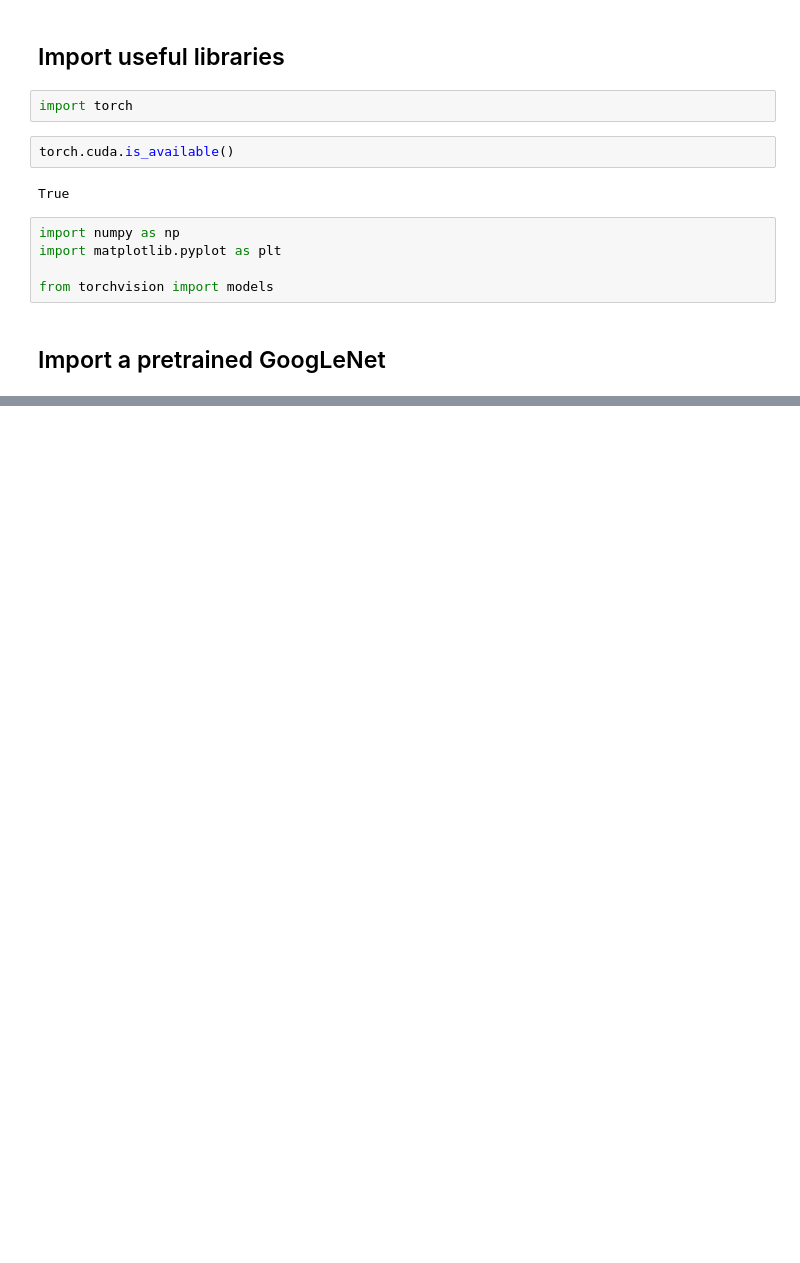
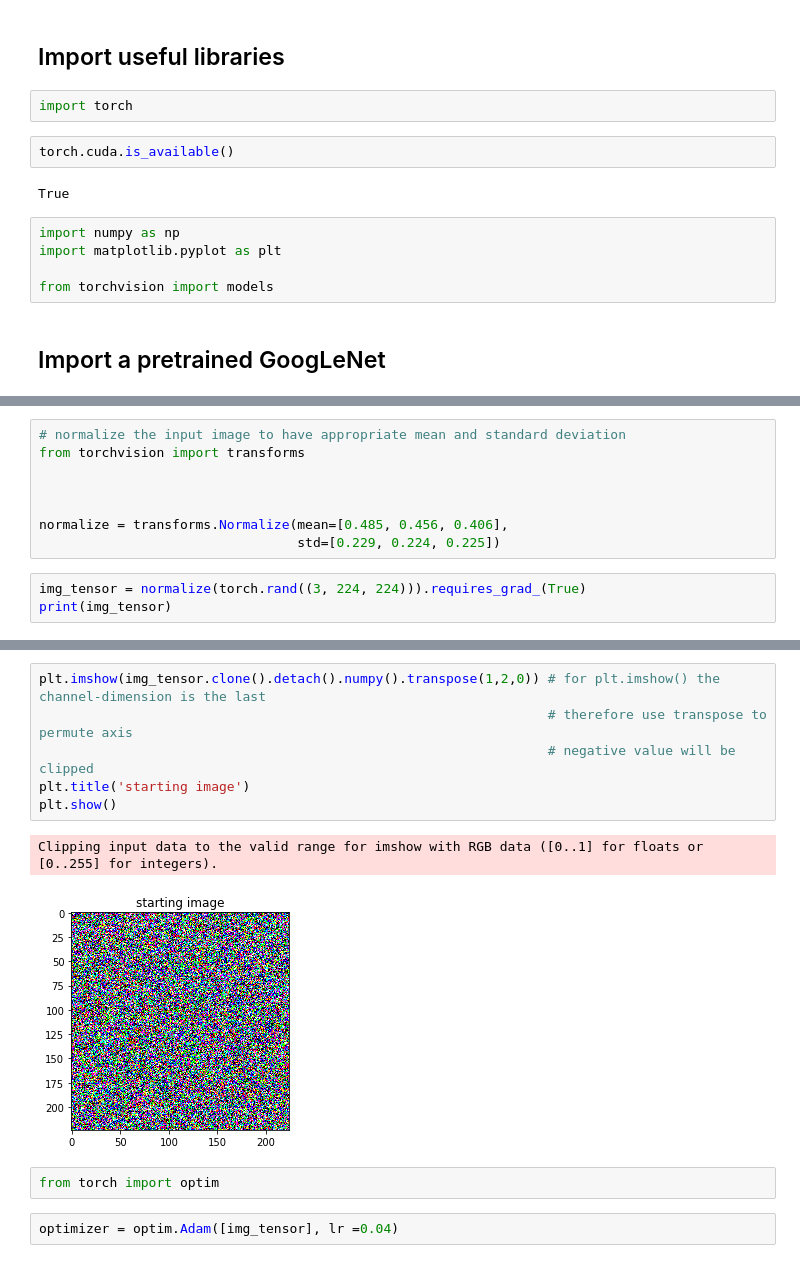
Before and after one commit to praritagarwal/Visualizing-CNN-Layers, a Jupyter notebook: Feature Visualization by Optimization.ipynb, the cells around one changed output, grey strips where cells are left out. Cells and saved outputs as stored; diff of their text form; blank space fills up the shorter version.

```diff
--- a/Feature Visualization by Optimization.ipynb
+++ b/Feature Visualization by Optimization.ipynb
@@ -43,0 +87,11 @@ GoogLeNet(
+# %%
+# normalize the input image to have appropriate mean and standard deviation
+from torchvision import transforms
+
+
+
+normalize = transforms.Normalize(mean=[0.485, 0.456, 0.406],
+                                 std=[0.229, 0.224, 0.225])
+# %%
+img_tensor = normalize(torch.rand((3, 224, 224))).requires_grad_(True)
+print(img_tensor)
@@ -43,0 +116,13 @@ GoogLeNet(
+# %%
+plt.imshow(img_tensor.clone().detach().numpy().transpose(1,2,0)) # for plt.imshow() the channel-dimension is the last
+                                                                 # therefore use transpose to permute axis
+                                                                 # negative value will be clipped
+plt.title('starting image')
+plt.show()
+# %% [output]
+Clipping input data to the valid range for imshow with RGB data ([0..1] for floats or [0..255] for integers).
+[figure, added]
+# %%
+from torch import optim
+# %%
+optimizer = optim.Adam([img_tensor], lr =0.04)
```
Also changed, not shown: parts of 9 cells of this notebook.
